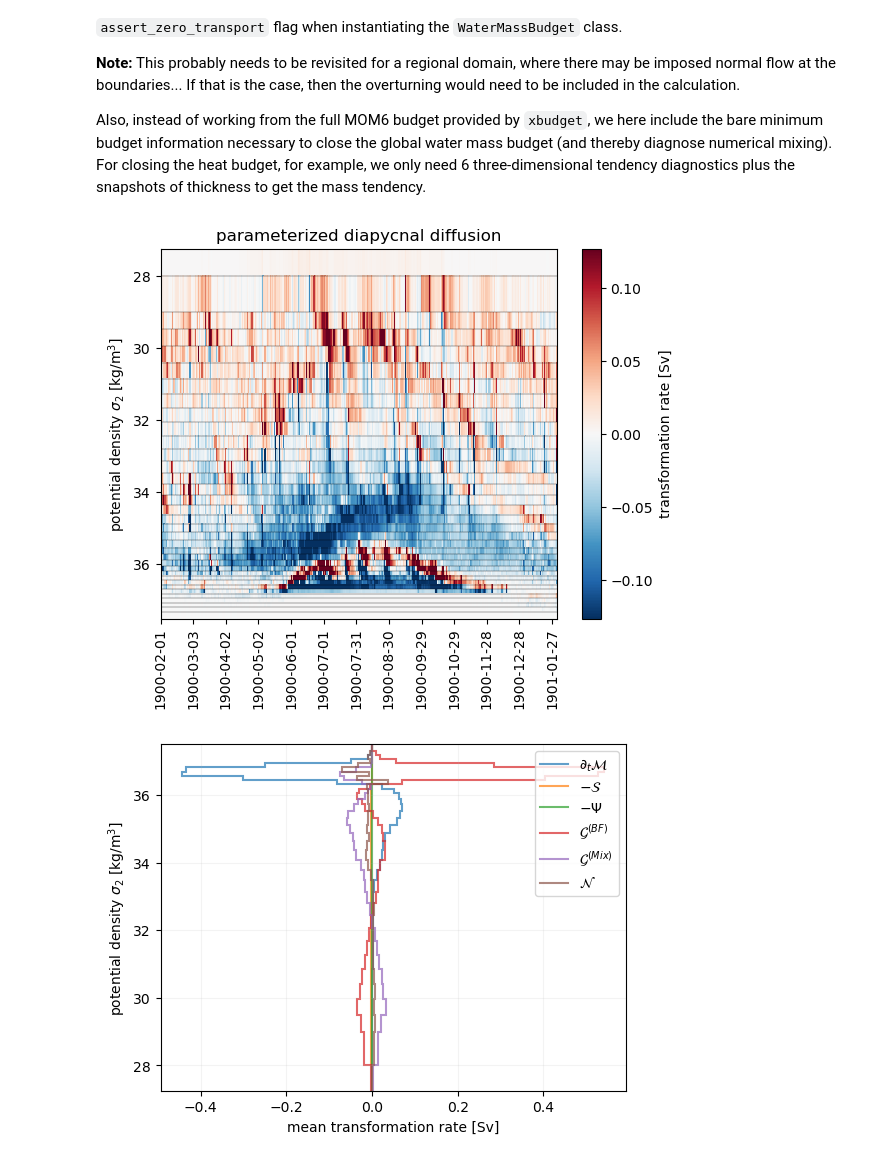
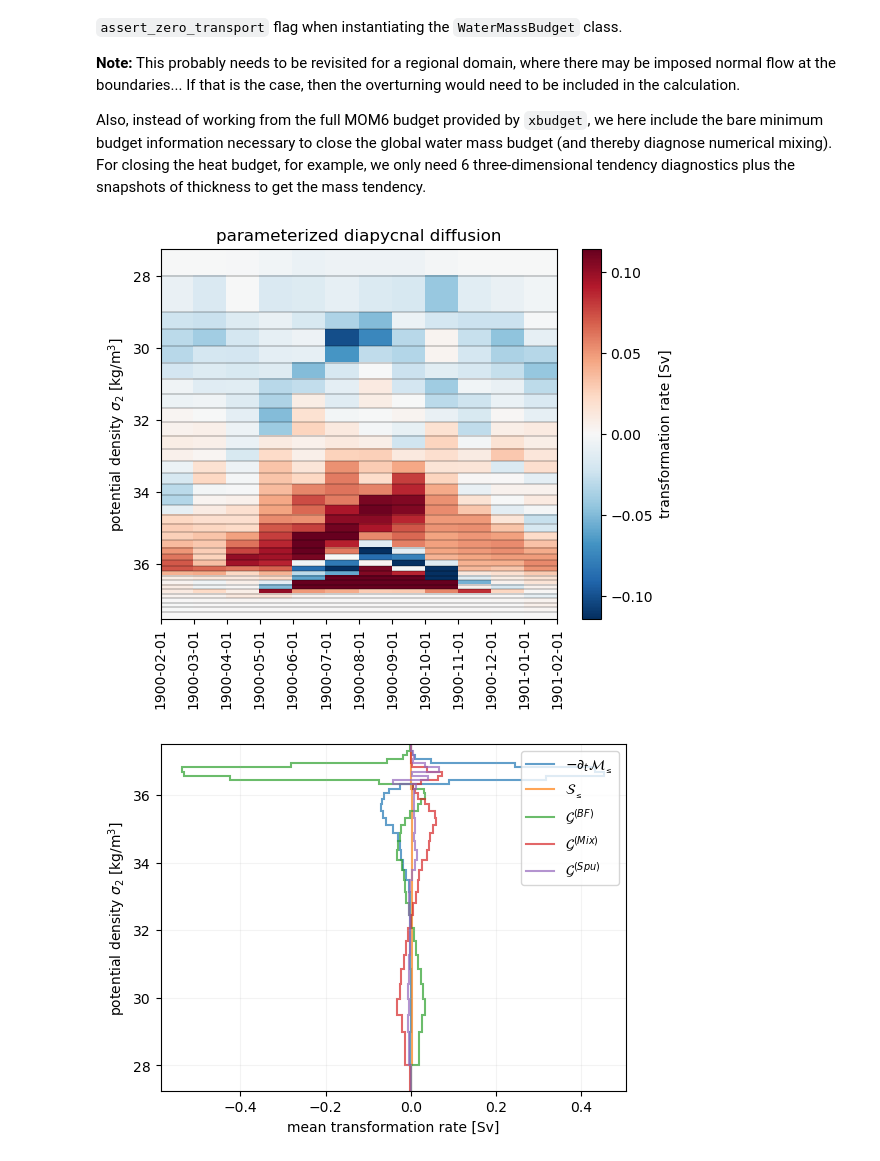
Before and after one commit to hdrake/xwmb, a Jupyter notebook: examples/Baltic_example.ipynb, the cells around one changed output. Saved outputs shown, nothing was run; the diff lists cells and outputs as text; code cells hidden in the pictures.

```diff
--- a/examples/Baltic_example.ipynb
+++ b/examples/Baltic_example.ipynb
@@ -62,7 +62,7 @@ def stairs(wmt, var, units="kg", **kwargs):
 # %% [markdown]
 ### Load grids and data
 # %%
-diag_frequency = "daily" # switch to "monthly" for testing
+diag_frequency = "monthly" # switch to "monthly" for testing
 
 from loading import *
 grid = load_baltic("natv", diag_frequency, online_density=True)
@@ -238,23 +238,22 @@ plt.ylim(37.5, 27.25);
 plt.ylabel(r"potential density $\sigma_{2}$ [kg/m$^{3}$]");
 plt.title("parameterized diapycnal diffusion");
 # %% [output]
-[figure, old version]
+[figure, new version]
 # %%
 plt.figure(figsize=(6,4.5))
 
 kwargs = {"units":"Sv", "alpha":0.7, "lw":1.5}
 
 wmt_min_mean = wmt_min.mean('time')*toSv
-stairs( wmt_min_mean, 'mass_tendency',             label=r"$\partial_{t} \mathcal{M}$",**kwargs)
-stairs(-wmt_min_mean, 'mass_source',               label=r"$-\mathcal{S}$",            **kwargs)
-stairs(-wmt_min_mean, 'convergent_mass_transport', label=r"$-\Psi$",                   **kwargs)
+stairs(-wmt_min_mean, 'mass_tendency',             label=r"$-\partial_{t} \mathcal{M}_{_{\leq}}$",**kwargs)
+stairs( wmt_min_mean, 'mass_source',               label=r"$\mathcal{S}_{_{\leq}}$",            **kwargs)
 stairs( wmt_min_mean, 'boundary_fluxes',           label=r"$\mathcal{G}^{(BF)}$",      **kwargs)
 stairs( wmt_min_mean, 'diffusion',                 label=r"$\mathcal{G}^{(Mix)}$",     **kwargs)
-stairs( wmt_min_mean, 'spurious_numerical_mixing', label=r"$\mathcal{N}$", **kwargs)
+stairs( wmt_min_mean, 'spurious_numerical_mixing', label=r"$\mathcal{G}^{(Spu)}$", **kwargs)
 
 plt.legend(loc="upper right")
 plt.grid(True, alpha=0.15)
 plt.ylabel(r"potential density $\sigma_{2}$ [kg/m$^{3}$]");
 plt.ylim(27.25, 37.5);
 # %% [output]
-[figure, old version]
+[figure, new version]
```
Also changed, not shown: parts of 6 cells of this notebook, 7 other files.
